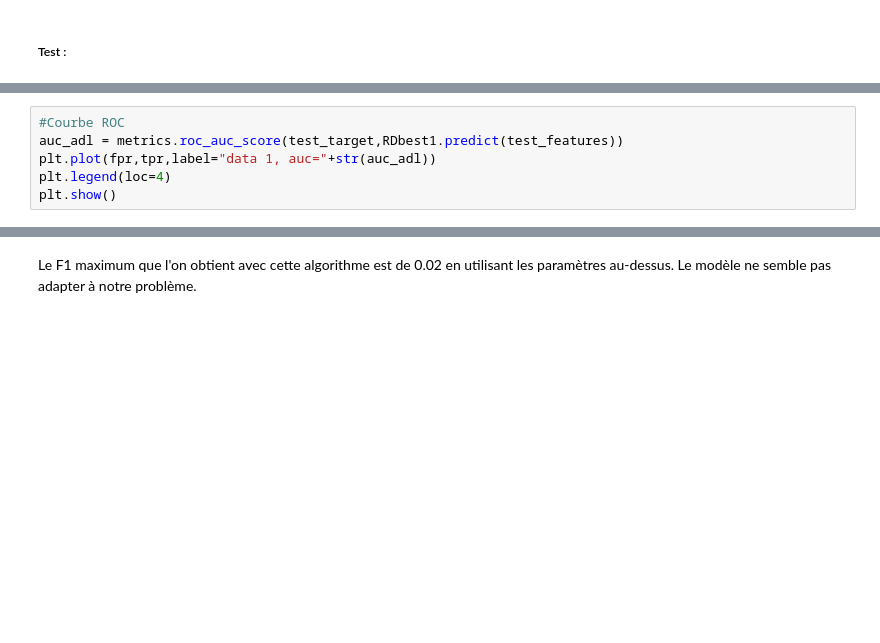
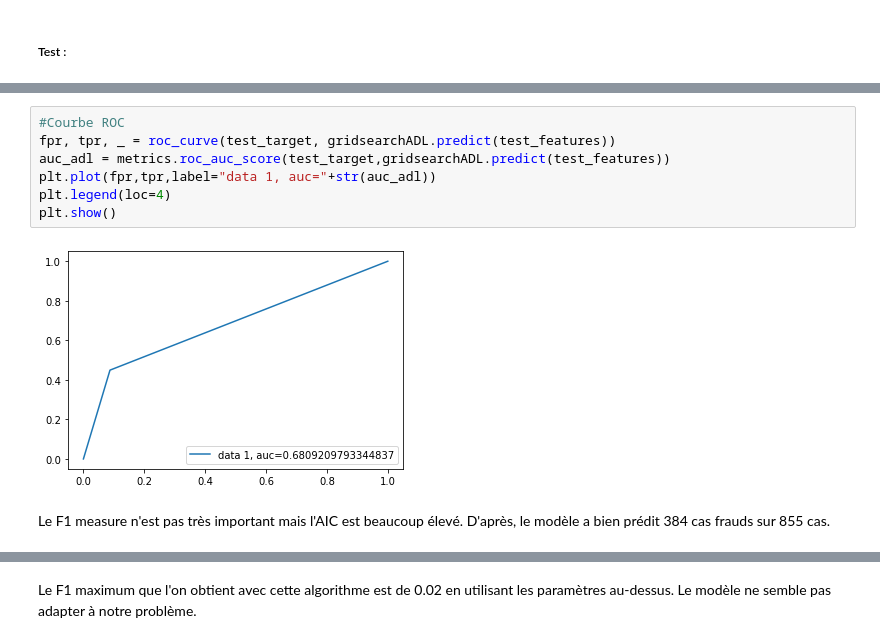
Before and after one commit to hoangkhanh2510/Fraud, a Jupyter notebook: BIG DATA.ipynb, the cells around one changed output, grey strips where cells are left out. Cells and saved outputs as stored; diff of their text form; blank space fills up the shorter version.

```diff
--- a/BIG DATA.ipynb
+++ b/BIG DATA.ipynb
@@ -963,8 +910,13 @@ print(indiceADL)
 # %%
 #Courbe ROC
-auc_adl = metrics.roc_auc_score(test_target,RDbest1.predict(test_features))
+fpr, tpr, _ = roc_curve(test_target, gridsearchADL.predict(test_features))
+auc_adl = metrics.roc_auc_score(test_target,gridsearchADL.predict(test_features))
 plt.plot(fpr,tpr,label="data 1, auc="+str(auc_adl))
 plt.legend(loc=4)
 plt.show()
+# %% [output]
+[figure, added]
+# %% [markdown]
+Le F1 measure n'est pas très important mais l'AIC est beaucoup élevé. D'après, le modèle a bien prédit 384 cas frauds sur 855 cas.
 # %%
 #Ajout dans le dico
```
Also changed, not shown: parts of 134 cells of this notebook, 33 other files.
